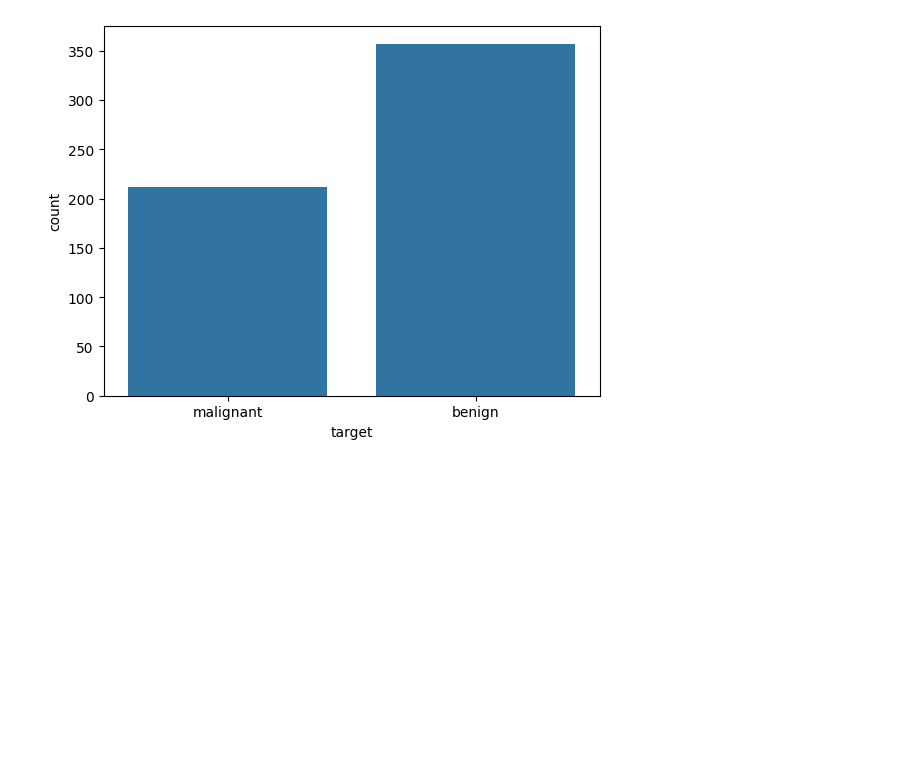
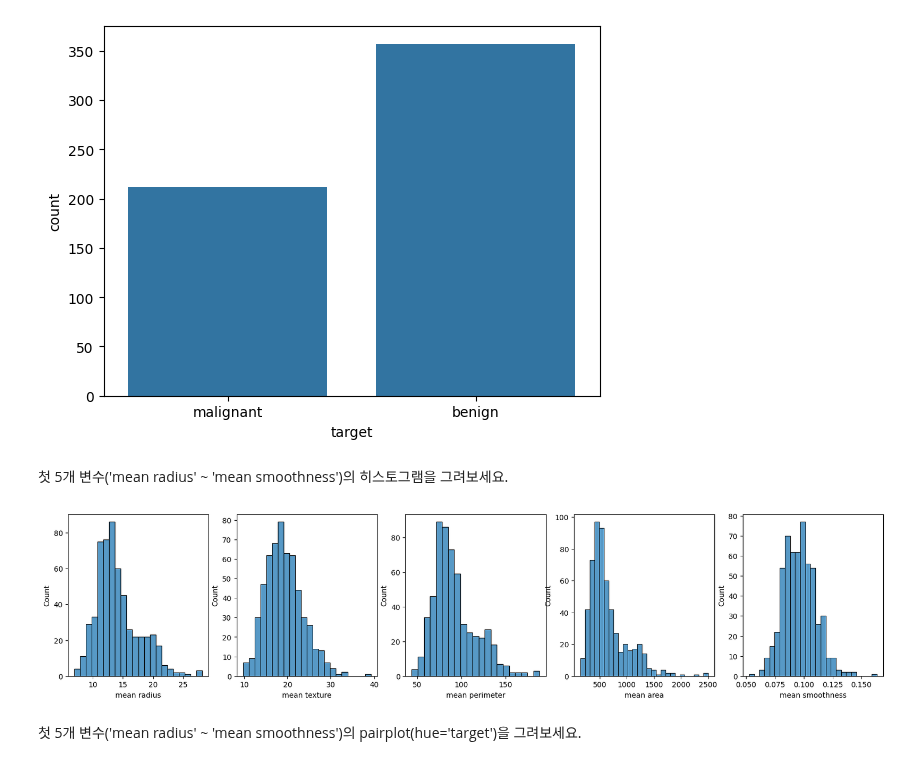
Before and after one commit to JakeOh/202505_BD50, a Jupyter notebook: lab_da/ml09_classification.ipynb, the cells around one changed output. Cells and saved outputs as stored; diff of their text form; code cells hidden in the pictures; blank space fills up the shorter version.

Commit message:
breast cancer 데이터셋 탐색. 훈련/테스트 셋 나누기. KNN 분류기

```diff
--- a/lab_da/ml09_classification.ipynb
+++ b/lab_da/ml09_classification.ipynb
@@ -173,3 +173,16 @@ sns.countplot(data=cancer_df, x='target')
 plt.show()
 # %% [output]
 [figure]
+# %% [markdown]
+첫 5개 변수('mean radius' ~ 'mean smoothness')의 히스토그램을 그려보세요.
+# %%
+fig, axes = plt.subplots(ncols=5, figsize=(20, 4))
+
+for i, col in enumerate(cancer_df.columns[:5]):
+    sns.histplot(data=cancer_df, x=col, ax=axes[i])
+
+plt.show()
+# %% [output]
+[figure, added]
+# %% [markdown]
+첫 5개 변수('mean radius' ~ 'mean smoothness')의 pairplot(hue='target')을 그려보세요.
```
Also changed, not shown: parts of 16 cells of this notebook.
